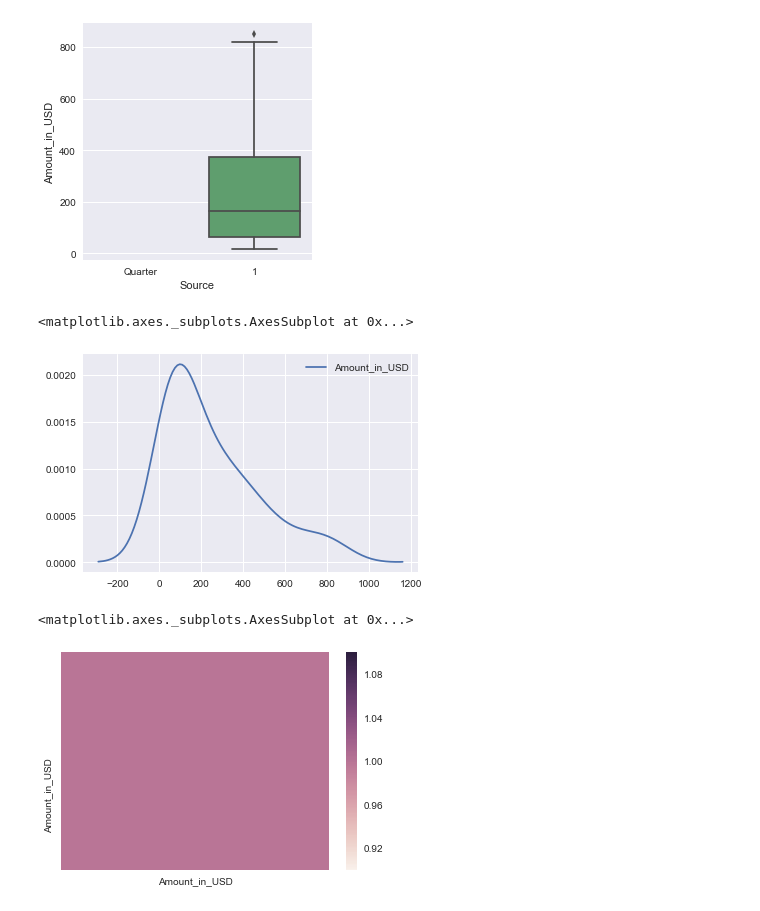
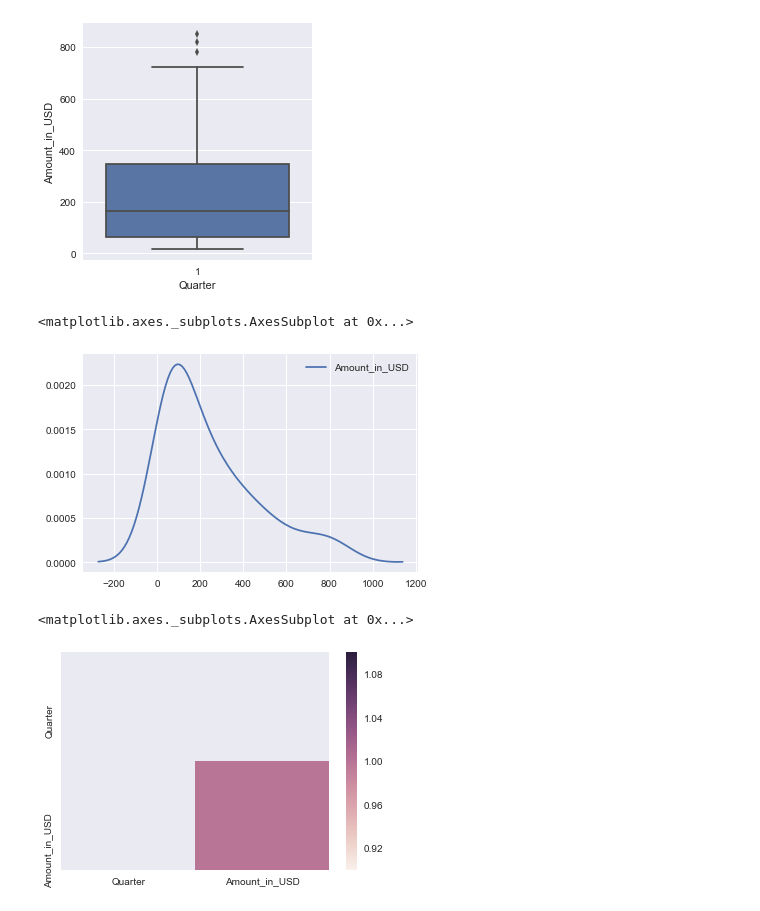
Before and after one commit to windyseng/GenderPayStudyNYC, a Jupyter notebook: FinalProject3NYCSpendAnalysis-DRAFT.ipynb, the cells around one changed output. Drawn from its saved outputs; the diff is of its cells as text; code cells hidden in the pictures.

```diff
--- a/FinalProject3NYCSpendAnalysis-DRAFT.ipynb
+++ b/FinalProject3NYCSpendAnalysis-DRAFT.ipynb
@@ -7,6 +7,6 @@ import seaborn as sns
 # %%
 #Read data and import full file.
 df = pd.read_csv('/Users/windyseng/Desktop/Project/FY17NYCSpendDataQ1-Q4.csv', header=None, low_memory=False)
-df.columns = ['Source','Invoice Paid Date','Fiscal Year','Supplier ID','Supplier Name.Level1','Supplier Name.Level2','Commodity L1','Commodity L2','Commodity L3','PR Department','Unit of Appropriation','MA Contract Number','PR Doc ID','FMS Commodity Code','FMS Commodity Level 1','FMS Commodity Level 2','Industry','Award Doc Code Name','Budget Code Label','Fund Name','Award Number','Award Doc Identification Name','Award Doc Identification Description v','Award Details Award Method Code','Award Details Award Method Name','Award Details Contract Class Code','Award Details Contract Class Name','Award Hdr Electronic Order Type Detail','Award Hdr Original Max Contract Amount','Award Hdr Max Contract Amt','Award Doc Version No','Award Comm Line Description','Award Doc Dept Code','Award Doc Dept Name','MWBE Status','Amount in USD']
+df.columns = ['Quarter','Invoice Paid Date','Fiscal Year','Supplier ID','Supplier Name.Level1','Supplier Name.Level2','Commodity L1','Commodity L2','Commodity L3','PR Department','Unit of Appropriation','MA Contract Number','PR Doc ID','FMS Commodity Code','FMS Commodity Level 1','FMS Commodity Level 2','Industry','Award Doc Code Name','Budget Code Label','Fund Name','Award Number','Award Doc Identification Name','Award Doc Identification Description v','Award Details Award Method Code','Award Details Award Method Name','Award Details Contract Class Code','Award Details Contract Class Name','Award Hdr Electronic Order Type Detail','Award Hdr Original Max Contract Amount','Award Hdr Max Contract Amt','Award Doc Version No','Award Comm Line Description','Award Doc Dept Code','Award Doc Dept Name','MWBE Status','Amount in USD']
 df.head()
 # %% [output]
@@ -52,5 +55,6 @@ df.describe()
 #Replace spaces and periods in the column names to make sure you can call the parameters later using replace.
 df.columns = pd.Series(df.columns).str.replace(' ','_') #replaces all the spaces within the column titles
 df.columns = pd.Series(df.columns).str.replace('.','_') #replaces all the periods within the column titles
+df.columns = [x.strip().replace(' ', '_') for x in df.columns]#replaces all the spaces within the rows
 df.head() #prints the first 5 rows in the dataframe
 # %% [output]
@@ -63,8 +67,8 @@ df.head() #prints the first 5 rows in the dataframe
 5 rows × 36 columns
 # %%
 #Create a subset of the dataframe using first 100 rows and selecting specific columns to test.
-subset=df[['Source','Supplier_Name_Level1','PR_Department','Commodity_L2','Amount_in_USD']]
-test=subset.iloc[0:101, 0:5]
+subset=df[['Quarter','Supplier_Name_Level1','PR_Department','Commodity_L2','Amount_in_USD']]
+test=subset.iloc[1:101, 0:5]
 test.info()
 # %% [output]
 <class 'pandas.core.frame.DataFrame'>
@@ -117,21 +121,21 @@ test[['Amount_in_USD']] = test[['Amount_in_USD']].apply(pd.to_numeric, errors='c
 # %%
 import seaborn as sb
 %matplotlib inline
 
 sb.factorplot(
-    x='Source',
+    x='Quarter',
     y='Amount_in_USD',
     data=test,
     kind='box'
 );
 # %% [output]
-[figure, old version]
+[figure, new version]
 # %%
 import seaborn as sns
 sns.kdeplot(test['Amount_in_USD'])
 # %% [output]
 <matplotlib.axes._subplots.AxesSubplot at 0x...>
-[figure, old version]
+[figure, new version]
 # %%
 import seaborn as sns
 corr = test.corr()
@@ -140,7 +144,7 @@ sns.heatmap(corr,
             yticklabels=corr.columns.values)
 # %% [output]
 <matplotlib.axes._subplots.AxesSubplot at 0x...>
-[figure, old version]
+[figure, new version]
 # %%
 import pandas as pd
 import matplotlib.pylab as plt
```
Also changed, not shown: parts of 13 cells of this notebook.
